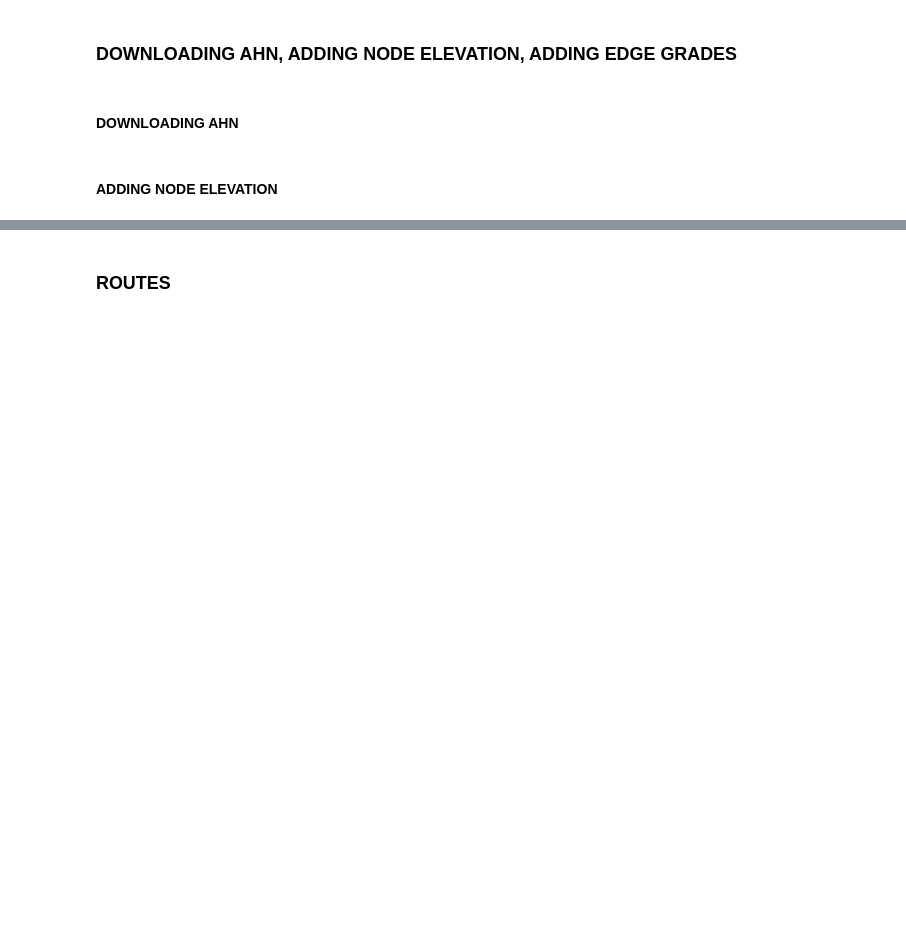
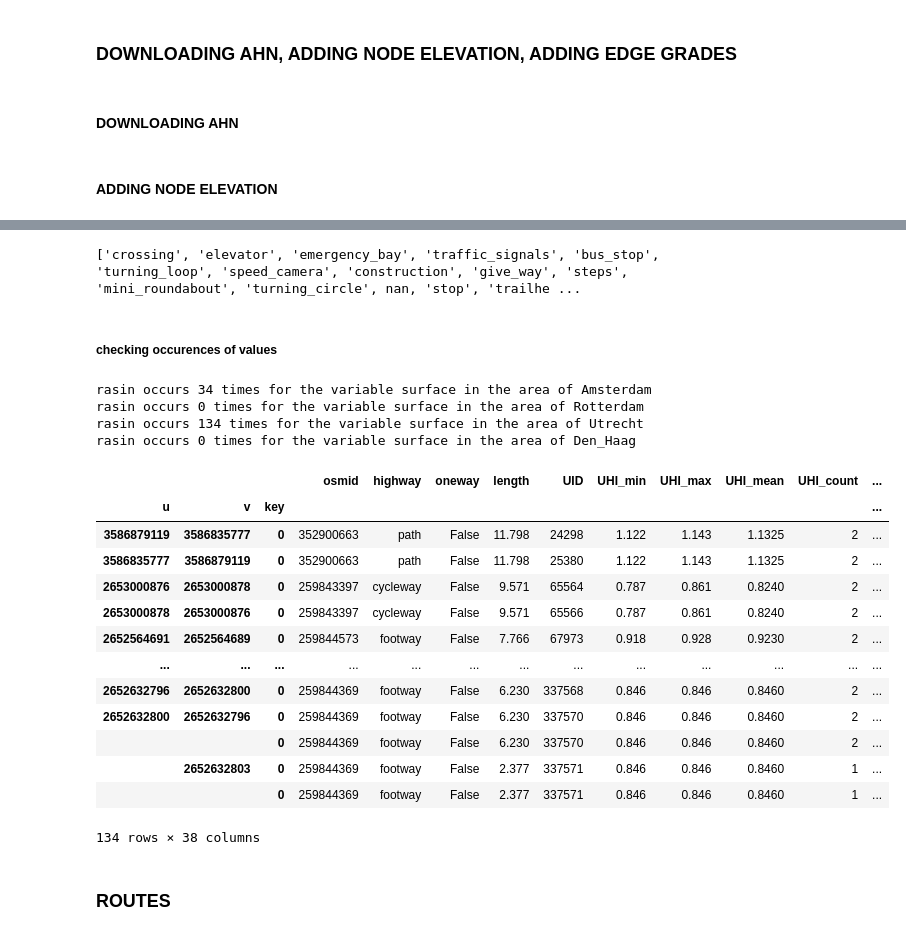
Before and after one commit to SteijnGIMA/UrbanRunners, a Jupyter notebook: working_notebook.ipynb, the cells around one changed output, grey strips where cells are left out. Cells and saved outputs as stored; diff of their text form; code cells hidden in the pictures; blank space fills up the shorter version.

```diff
--- a/working_notebook.ipynb
+++ b/working_notebook.ipynb
@@ -160,0 +311,6 @@ done with biking network
+# %%
+print(highway_obstnodes_u_uniques)
+# %% [output]
+['crossing', 'elevator', 'emergency_bay', 'traffic_signals', 'bus_stop', 'turning_loop', 'speed_camera', 'construction', 'give_way', 'steps', 'mini_roundabout', 'turning_circle', nan, 'stop', 'trailhe ...
+# %% [markdown]
+##### checking occurences of values
@@ -161,3 +322,27 @@ done with biking network
+# %%
+occurence_value('rasin', 'surface')
+# %% [output]
+rasin occurs 34 times for the variable surface in the area of Amsterdam
+rasin occurs 0 times for the variable surface in the area of Rotterdam
+rasin occurs 134 times for the variable surface in the area of Utrecht
+rasin occurs 0 times for the variable surface in the area of Den_Haag
+# %%
+Utrecht_edges[Utrecht_edges['surface'] == 'rasin']
+# %% [output]
+|  |  |  | osmid | highway | oneway | length | UID | UHI_min | UHI_max | UHI_mean | UHI_count | ... |
+| u | v | key |  |  |  |  |  |  |  |  |  | ... |
+| 3586879119 | 3586835777 | 0 | 352900663 | path | False | 11.798 | 24298 | 1.122 | 1.143 | 1.1325 | 2 | ... |
+| 3586835777 | 3586879119 | 0 | 352900663 | path | False | 11.798 | 25380 | 1.122 | 1.143 | 1.1325 | 2 | ... |
+| 2653000876 | 2653000878 | 0 | 259843397 | cycleway | False | 9.571 | 65564 | 0.787 | 0.861 | 0.8240 | 2 | ... |
+| 2653000878 | 2653000876 | 0 | 259843397 | cycleway | False | 9.571 | 65566 | 0.787 | 0.861 | 0.8240 | 2 | ... |
+| 2652564691 | 2652564689 | 0 | 259844573 | footway | False | 7.766 | 67973 | 0.918 | 0.928 | 0.9230 | 2 | ... |
+| ... | ... | ... | ... | ... | ... | ... | ... | ... | ... | ... | ... | ... |
+| 2652632796 | 2652632800 | 0 | 259844369 | footway | False | 6.230 | 337568 | 0.846 | 0.846 | 0.8460 | 2 | ... |
+| 2652632800 | 2652632796 | 0 | 259844369 | footway | False | 6.230 | 337570 | 0.846 | 0.846 | 0.8460 | 2 | ... |
+|  |  | 0 | 259844369 | footway | False | 6.230 | 337570 | 0.846 | 0.846 | 0.8460 | 2 | ... |
+|  | 2652632803 | 0 | 259844369 | footway | False | 2.377 | 337571 | 0.846 | 0.846 | 0.8460 | 1 | ... |
+|  |  | 0 | 259844369 | footway | False | 2.377 | 337571 | 0.846 | 0.846 | 0.8460 | 1 | ... |
+134 rows × 38 columns
 # %% [markdown]
 ### ROUTES
 # %%
```
Also changed, not shown: parts of 91 cells of this notebook.
